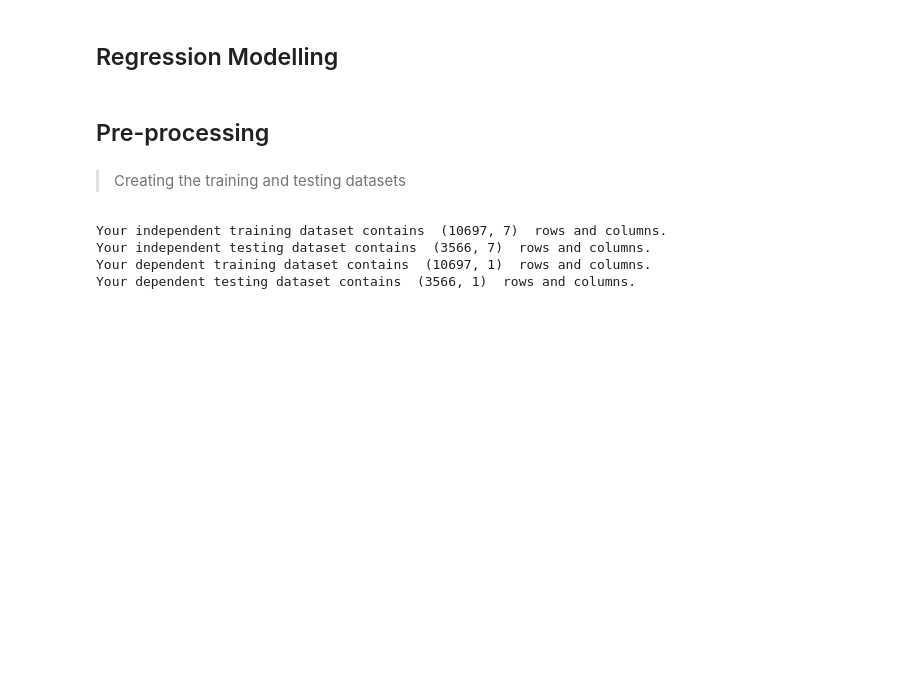
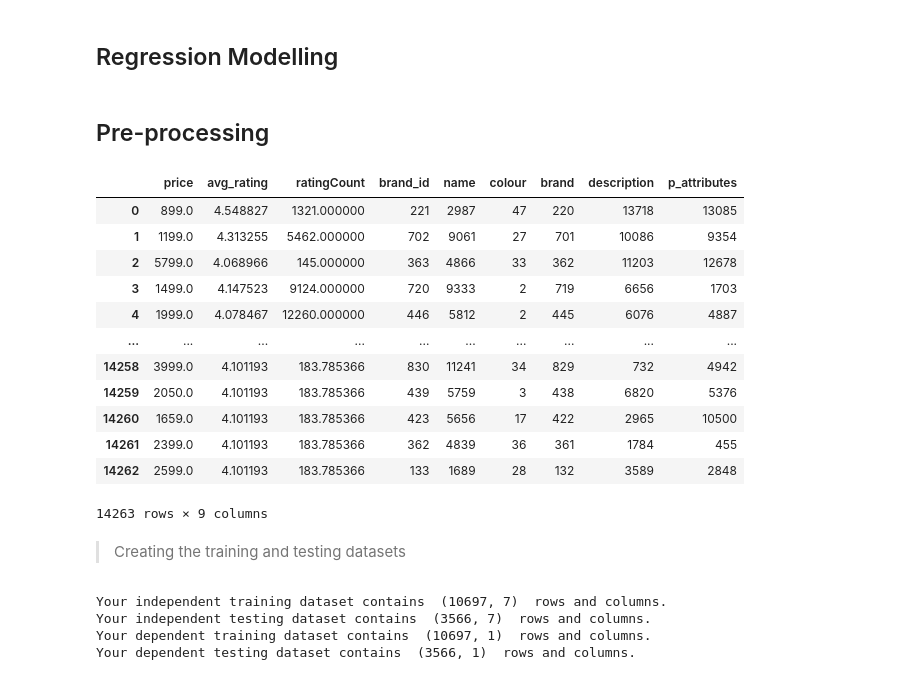
Before and after one commit to raccoonwithasword/big-data-assessment-2, a Jupyter notebook: DAT7015 Assessment 2.ipynb, the cells around one changed output. Saved outputs shown, nothing was run; the diff lists cells and outputs as text; code cells hidden in the pictures; blank space fills up the shorter version.

```diff
--- a/DAT7015 Assessment 2.ipynb
+++ b/DAT7015 Assessment 2.ipynb
@@ -460,6 +463,22 @@ for i in regression_data.columns:
             regression_data[i] = le.fit_transform(regression_data[i])
         else:
             pass
+# %%
+regression_data
+# %% [output]
+|  | price | avg_rating | ratingCount | brand_id | name | colour | brand | description | p_attributes |
+| 0 | 899.0 | 4.548827 | 1321.000000 | 221 | 2987 | 47 | 220 | 13718 | 13085 |
+| 1 | 1199.0 | 4.313255 | 5462.000000 | 702 | 9061 | 27 | 701 | 10086 | 9354 |
+| 2 | 5799.0 | 4.068966 | 145.000000 | 363 | 4866 | 33 | 362 | 11203 | 12678 |
+| 3 | 1499.0 | 4.147523 | 9124.000000 | 720 | 9333 | 2 | 719 | 6656 | 1703 |
+| 4 | 1999.0 | 4.078467 | 12260.000000 | 446 | 5812 | 2 | 445 | 6076 | 4887 |
+| ... | ... | ... | ... | ... | ... | ... | ... | ... | ... |
+| 14258 | 3999.0 | 4.101193 | 183.785366 | 830 | 11241 | 34 | 829 | 732 | 4942 |
+| 14259 | 2050.0 | 4.101193 | 183.785366 | 439 | 5759 | 3 | 438 | 6820 | 5376 |
+| 14260 | 1659.0 | 4.101193 | 183.785366 | 423 | 5656 | 17 | 422 | 2965 | 10500 |
+| 14261 | 2399.0 | 4.101193 | 183.785366 | 362 | 4839 | 36 | 361 | 1784 | 455 |
+| 14262 | 2599.0 | 4.101193 | 183.785366 | 133 | 1689 | 28 | 132 | 3589 | 2848 |
+14263 rows × 9 columns
 # %%
 x_reg = regression_data.loc[:,['price','avg_rating','ratingCount','name','colour','description','p_attributes']]
 y_reg = regression_data.loc[:,['brand_id']]
```
Also changed, not shown: parts of 7 cells of this notebook, 1 other file.
